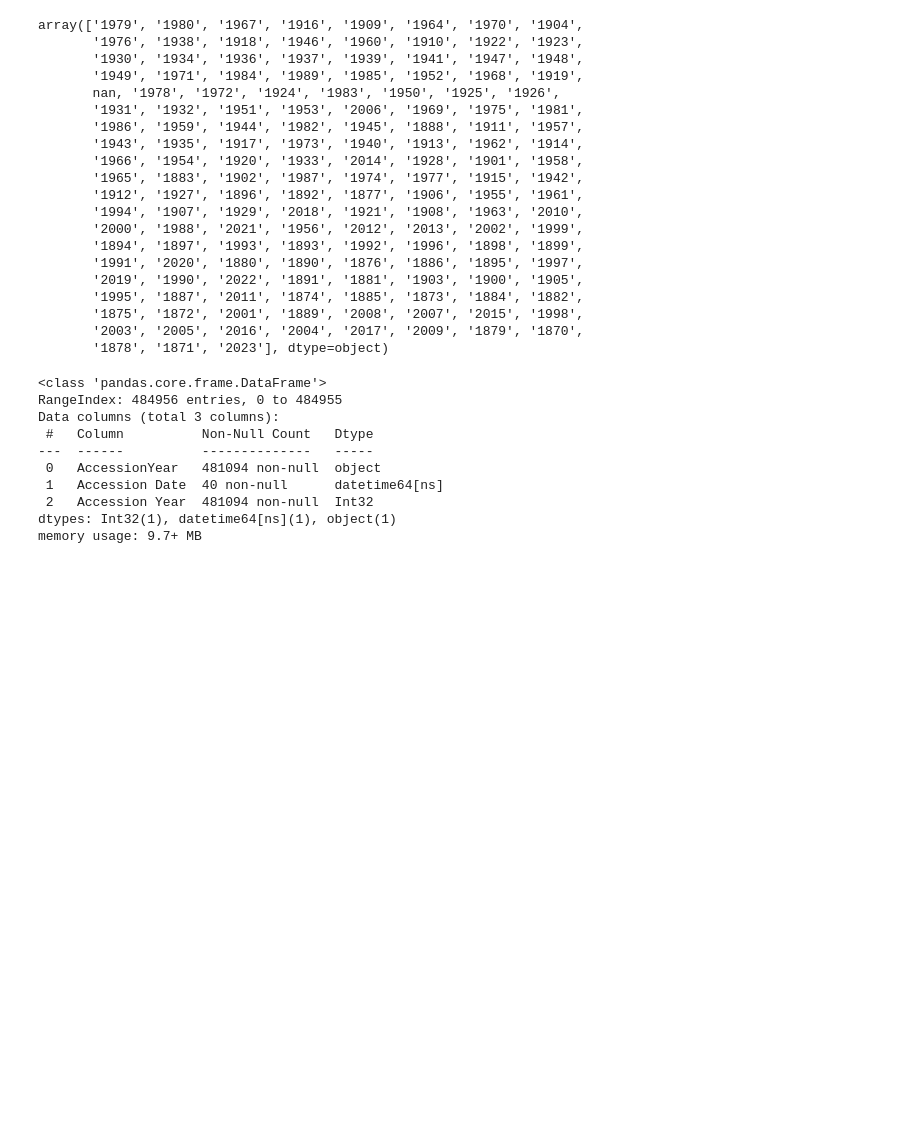
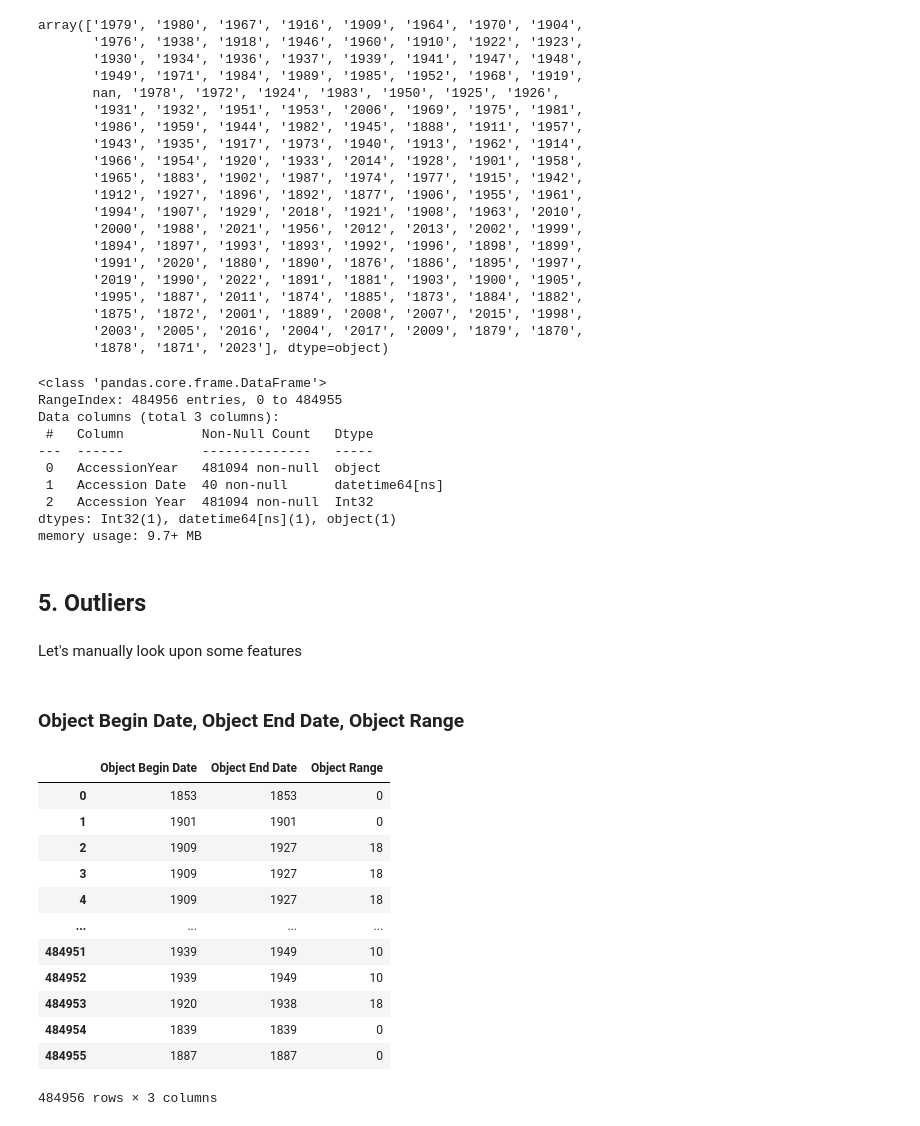
Before and after one commit to nickobard/Data-Preprocessing-Course, a Jupyter notebook: 01/01_homework.ipynb, the cells around one changed output. Cells and saved outputs as stored; diff of their text form; code cells hidden in the pictures; blank space fills up the shorter version.

```diff
--- a/01/01_homework.ipynb
+++ b/01/01_homework.ipynb
@@ -1188,3 +1189,9 @@ dtypes: Int32(1), datetime64[ns](1), object(1)
 memory usage: 9.7+ MB
 # %%
 del df_accession_year
+# %% [markdown]
+## 5. Outliers
+# %% [markdown]
+Let's manually look upon some features
+# %% [markdown]
+### Object Begin Date, Object End Date, Object Range
@@ -1190,0 +1202,16 @@ del df_accession_year
+# %%
+df_obd_oed
+# %% [output]
+|  | Object Begin Date | Object End Date | Object Range |
+| 0 | 1853 | 1853 | 0 |
+| 1 | 1901 | 1901 | 0 |
+| 2 | 1909 | 1927 | 18 |
+| 3 | 1909 | 1927 | 18 |
+| 4 | 1909 | 1927 | 18 |
+| ... | ... | ... | ... |
+| 484951 | 1939 | 1949 | 10 |
+| 484952 | 1939 | 1949 | 10 |
+| 484953 | 1920 | 1938 | 18 |
+| 484954 | 1839 | 1839 | 0 |
+| 484955 | 1887 | 1887 | 0 |
+484956 rows × 3 columns
```
Also changed, not shown: parts of 19 cells of this notebook.
